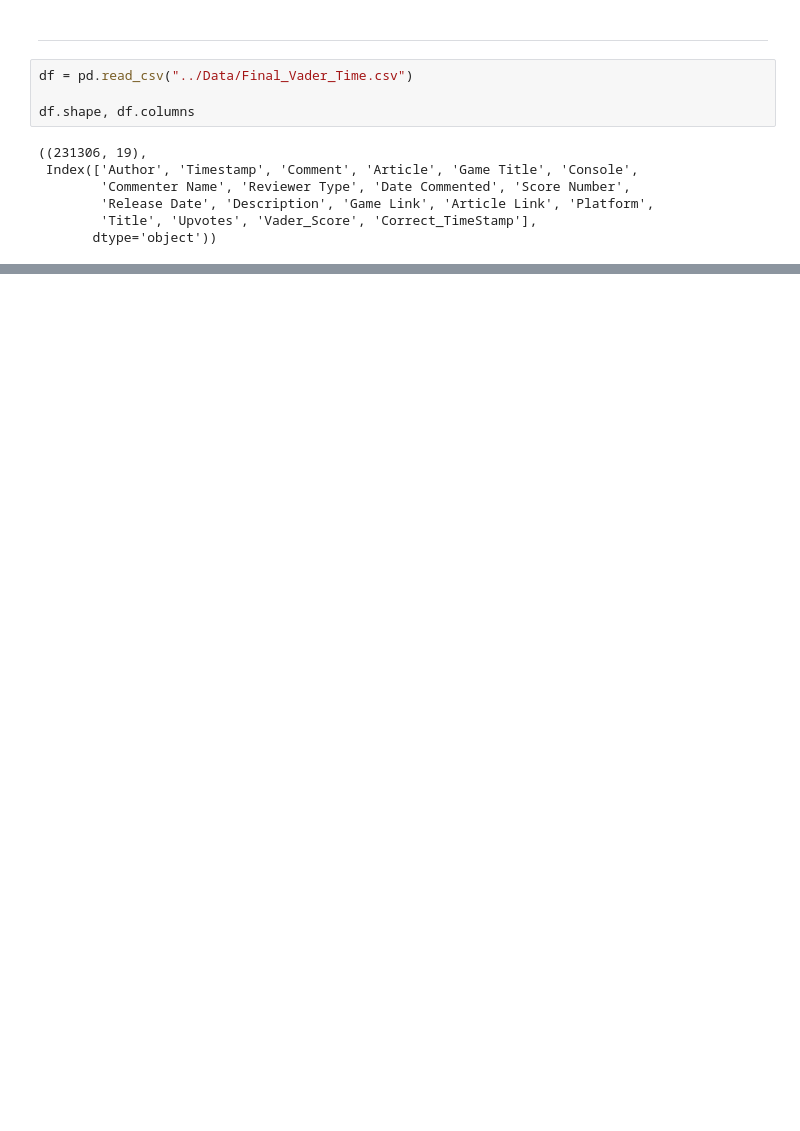
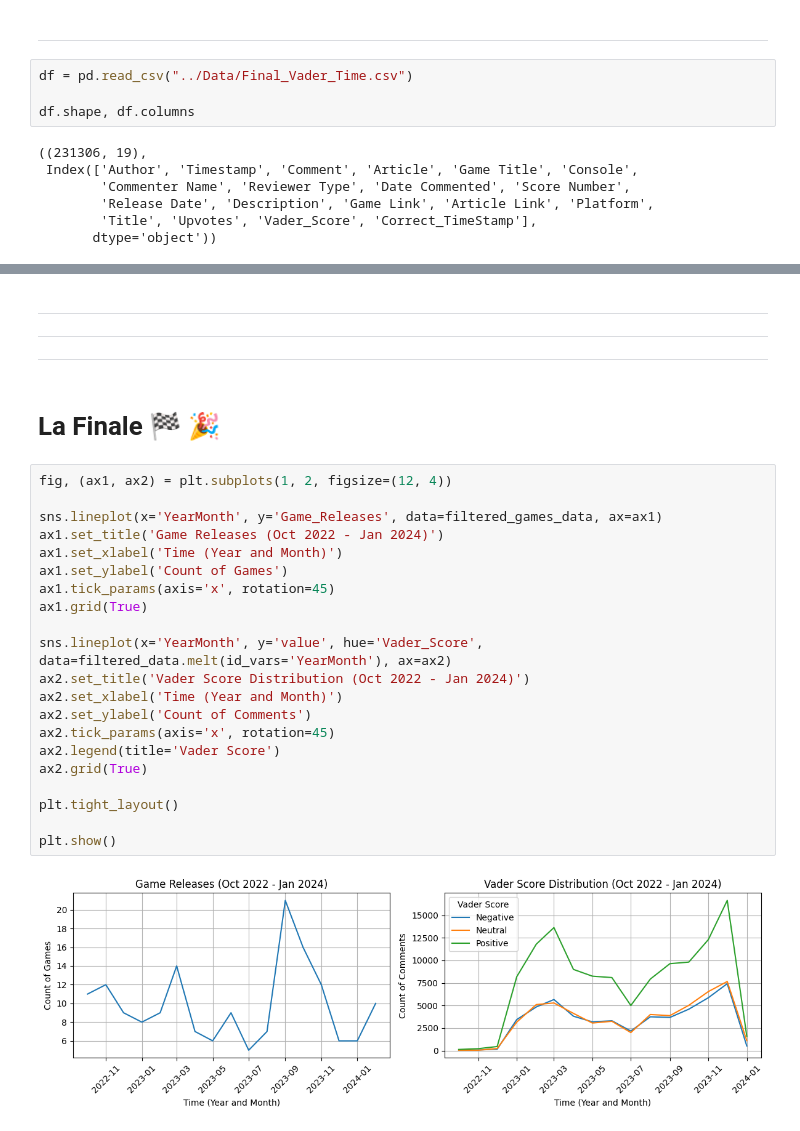
Before and after one commit to rsm-jeg031/Hackathon-2023-Team-3dPy, a Jupyter notebook: Visualizations/Visualizations.ipynb, the cells around one changed output, grey strips where cells are left out. Drawn from its saved outputs; the diff is of its cells as text; blank space fills up the shorter version.

```diff
--- a/Visualizations/Visualizations.ipynb
+++ b/Visualizations/Visualizations.ipynb
@@ -29,0 +126,29 @@ df.head()
+# %% [markdown]
+---
+---
+---
+# %% [markdown]
+# La Finale 🏁 🎉
+# %%
+fig, (ax1, ax2) = plt.subplots(1, 2, figsize=(12, 4))
+
+sns.lineplot(x='YearMonth', y='Game_Releases', data=filtered_games_data, ax=ax1)
+ax1.set_title('Game Releases (Oct 2022 - Jan 2024)')
+ax1.set_xlabel('Time (Year and Month)')
+ax1.set_ylabel('Count of Games')
+ax1.tick_params(axis='x', rotation=45)
+ax1.grid(True)
+
+sns.lineplot(x='YearMonth', y='value', hue='Vader_Score', data=filtered_data.melt(id_vars='YearMonth'), ax=ax2)
+ax2.set_title('Vader Score Distribution (Oct 2022 - Jan 2024)')
+ax2.set_xlabel('Time (Year and Month)')
+ax2.set_ylabel('Count of Comments')
+ax2.tick_params(axis='x', rotation=45)
+ax2.legend(title='Vader Score')
+ax2.grid(True)
+
+plt.tight_layout()
+
+plt.show()
+# %% [output]
+[figure, added]
```
Also changed, not shown: parts of 18 cells of this notebook, 6 other files.
